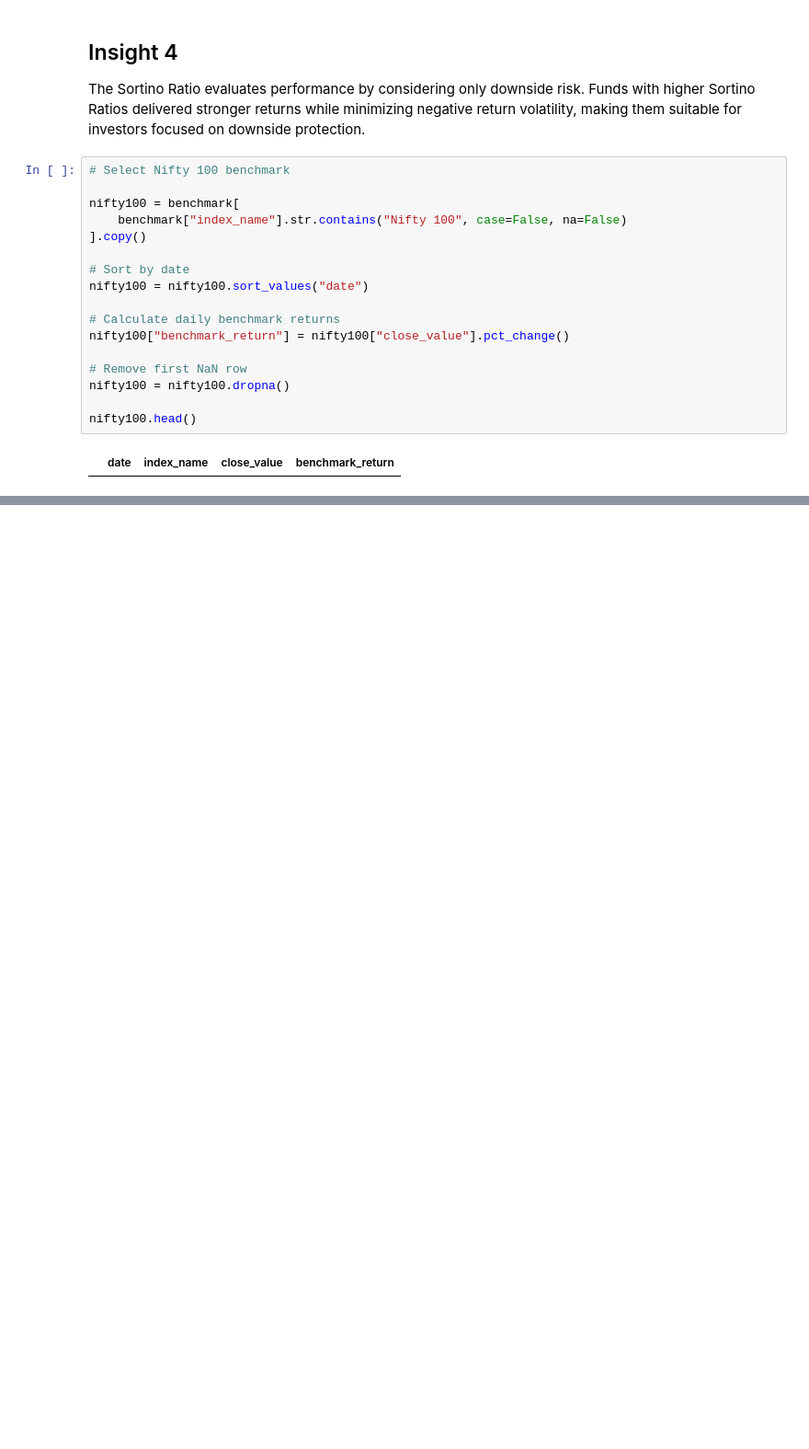
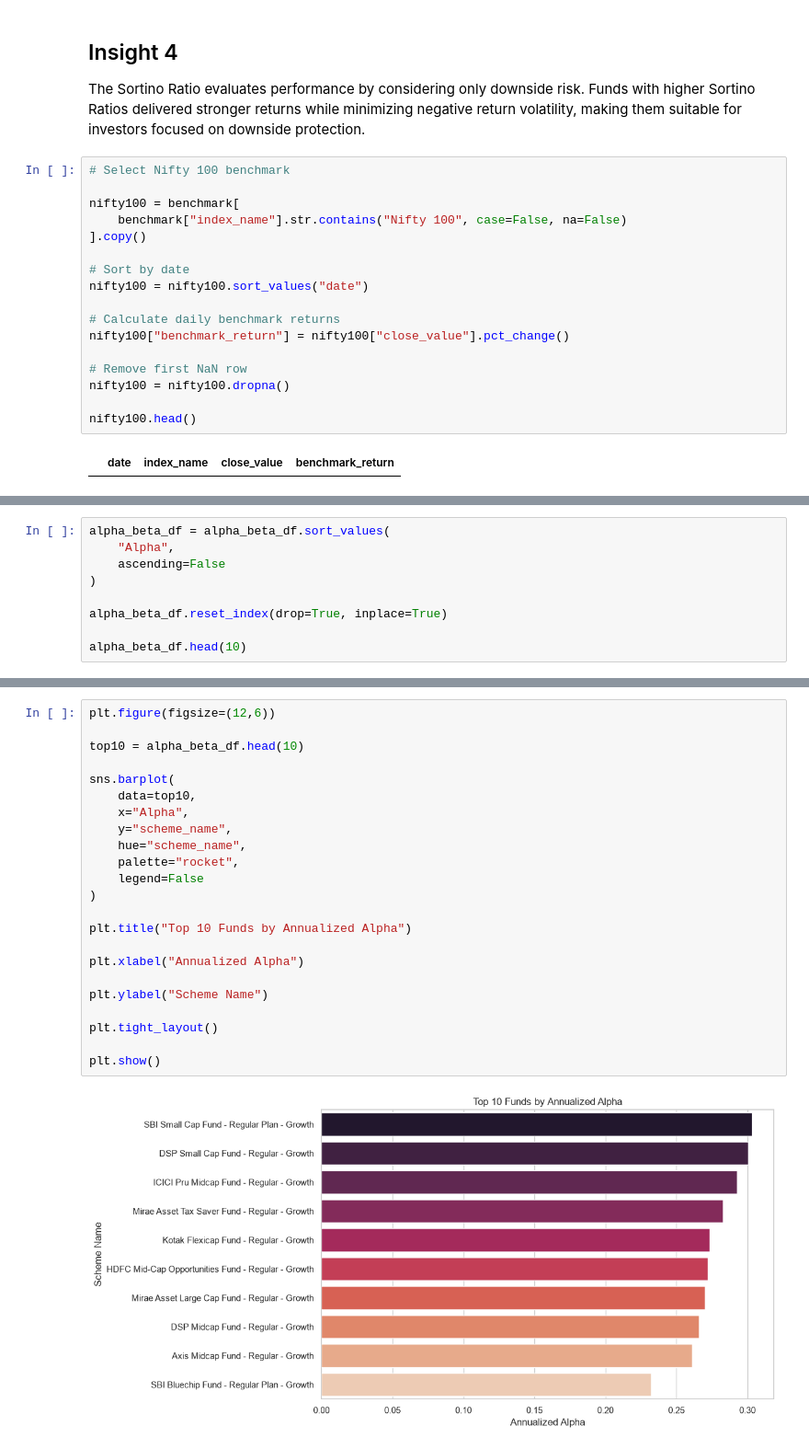
Before and after one commit to laxmanreddysaddi/MutualFundAnalytics, a Jupyter notebook: notebooks/Performance_Analytics.ipynb, the cells around one changed output, grey strips where cells are left out. Shown at 92% size. Saved outputs shown, nothing was run; the diff lists cells and outputs as text; blank space fills up the shorter version.

```diff
--- a/notebooks/Performance_Analytics.ipynb
+++ b/notebooks/Performance_Analytics.ipynb
@@ -577,0 +600,9 @@ KeyError: 'amfi_code'
+# %%
+alpha_beta_df = alpha_beta_df.sort_values(
+    "Alpha",
+    ascending=False
+)
+
+alpha_beta_df.reset_index(drop=True, inplace=True)
+
+alpha_beta_df.head(10)
@@ -577,0 +630,25 @@ KeyError: 'amfi_code'
+# %%
+plt.figure(figsize=(12,6))
+
+top10 = alpha_beta_df.head(10)
+
+sns.barplot(
+    data=top10,
+    x="Alpha",
+    y="scheme_name",
+    hue="scheme_name",
+    palette="rocket",
+    legend=False
+)
+
+plt.title("Top 10 Funds by Annualized Alpha")
+
+plt.xlabel("Annualized Alpha")
+
+plt.ylabel("Scheme Name")
+
+plt.tight_layout()
+
+plt.show()
+# %% [output]
+[figure, added]
```
Also changed, not shown: parts of 32 cells of this notebook.
